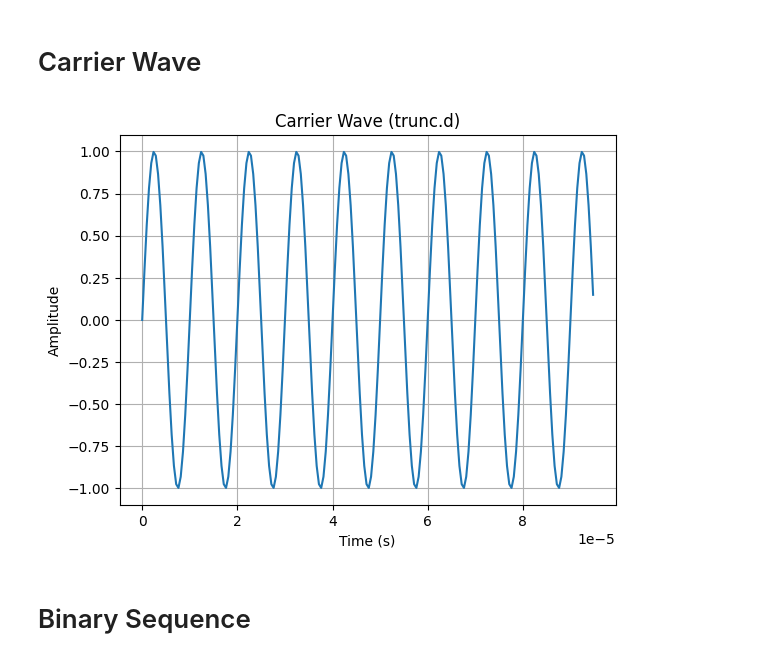
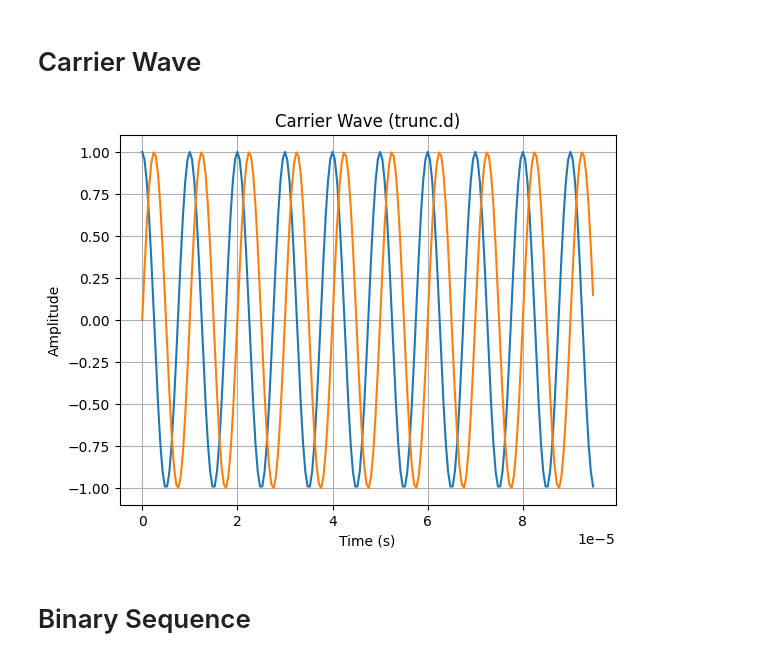
Before and after one commit to gioeleminardi/faac-u, a Jupyter notebook: ASK-OOM-PPM.ipynb, the cells around one changed output. Drawn from its saved outputs; the diff is of its cells as text; code cells hidden in the pictures.

Commit message:
Update notebook with complex wave

```diff
--- a/ASK-OOM-PPM.ipynb
+++ b/ASK-OOM-PPM.ipynb
@@ -35,14 +35,15 @@ t = np.arange(0, max_duration, dt)
 # %% [markdown]
 # Carrier Wave
 # %%
-carrier_wave = np.sin(2 * np.pi * fc * t)
-plt.plot(t[:200], carrier_wave[:200])
+carrier_wave = np.exp(2.0j * np.pi * fc * t)
+plt.plot(t[:200], np.real(carrier_wave[:200]))
+plt.plot(t[:200], np.imag(carrier_wave[:200]))
 plt.xlabel('Time (s)')
 plt.ylabel('Amplitude')
 plt.title('Carrier Wave (trunc.d)')
 plt.grid()
 # %% [output]
-[figure, old version]
+[figure, new version]
 # %% [markdown]
 # Binary Sequence
 # %%
```
Also changed, not shown: parts of 3 cells of this notebook.
